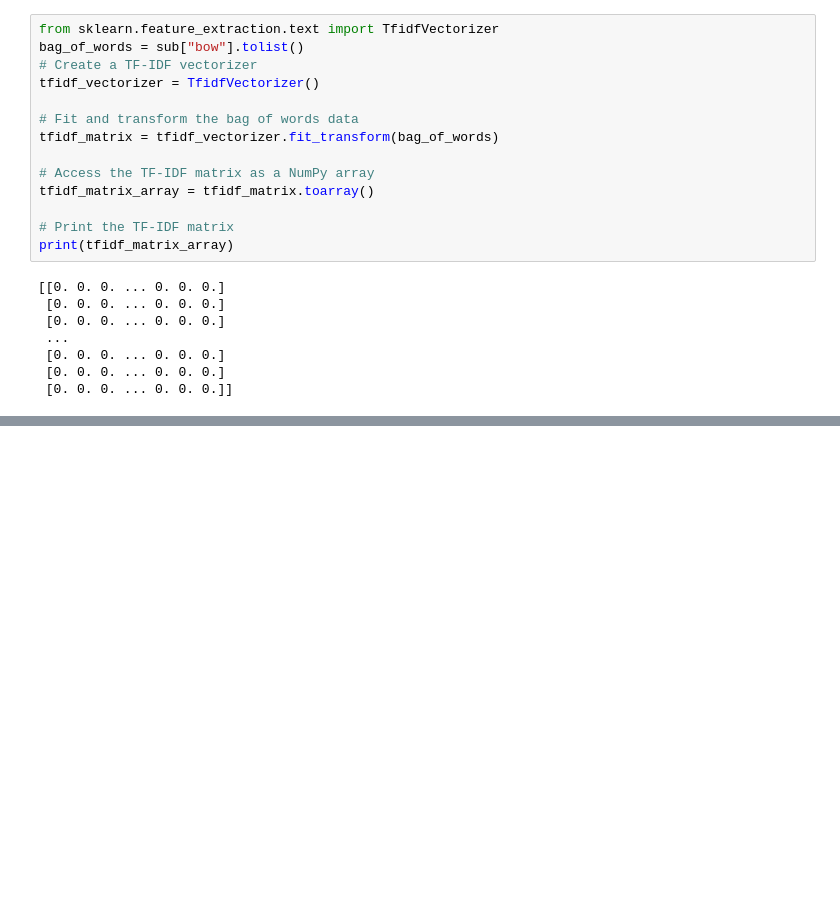
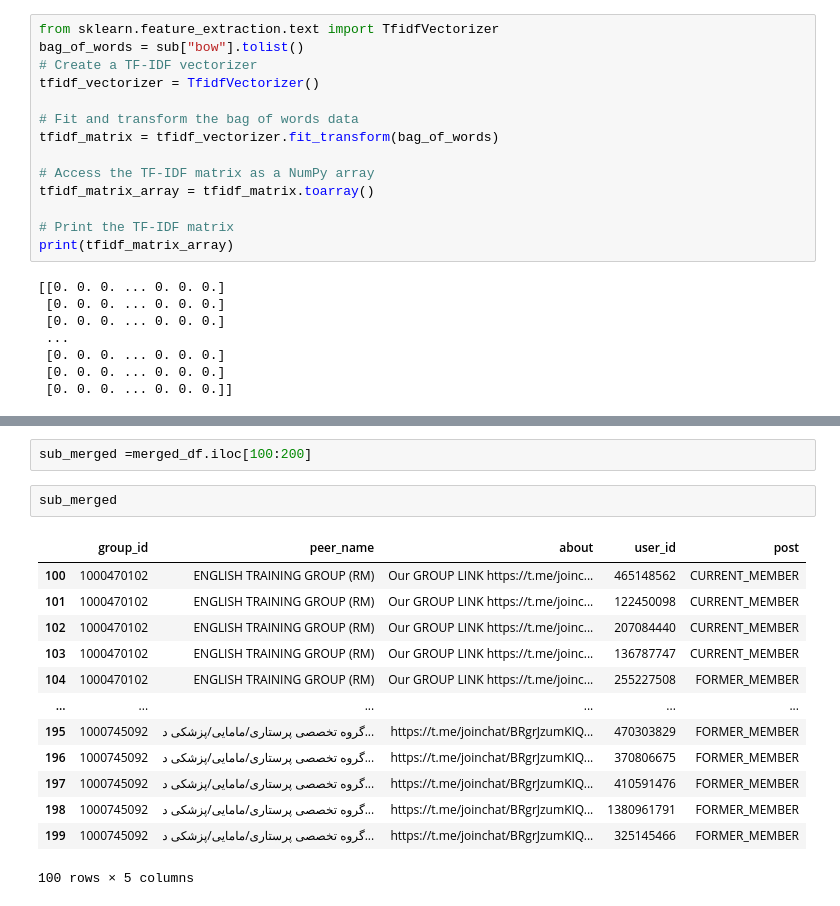
Before and after one commit to abolfazlabouei/telegram-community, a Jupyter notebook: build_df.ipynb, the cells around one changed output, grey strips where cells are left out. Drawn from its saved outputs; the diff is of its cells as text; blank space fills up the shorter version.

```diff
--- a/build_df.ipynb
+++ b/build_df.ipynb
@@ -268,0 +357,18 @@ print(tfidf_matrix_array)
+# %%
+sub_merged =merged_df.iloc[100:200]
+# %%
+sub_merged
+# %% [output]
+|  | group_id | peer_name | about | user_id | post |
+| 100 | 1000470102 | ENGLISH TRAINING GROUP (RM) | Our GROUP LINK https://t.me/joinc... | 465148562 | CURRENT_MEMBER |
+| 101 | 1000470102 | ENGLISH TRAINING GROUP (RM) | Our GROUP LINK https://t.me/joinc... | 122450098 | CURRENT_MEMBER |
+| 102 | 1000470102 | ENGLISH TRAINING GROUP (RM) | Our GROUP LINK https://t.me/joinc... | 207084440 | CURRENT_MEMBER |
+| 103 | 1000470102 | ENGLISH TRAINING GROUP (RM) | Our GROUP LINK https://t.me/joinc... | 136787747 | CURRENT_MEMBER |
+| 104 | 1000470102 | ENGLISH TRAINING GROUP (RM) | Our GROUP LINK https://t.me/joinc... | 255227508 | FORMER_MEMBER |
+| ... | ... | ... | ... | ... | ... |
+| 195 | 1000745092 | گروه تخصصی پرستاری/مامایی/پزشکی د... | https://t.me/joinchat/BRgrJzumKIQ... | 470303829 | FORMER_MEMBER |
+| 196 | 1000745092 | گروه تخصصی پرستاری/مامایی/پزشکی د... | https://t.me/joinchat/BRgrJzumKIQ... | 370806675 | FORMER_MEMBER |
+| 197 | 1000745092 | گروه تخصصی پرستاری/مامایی/پزشکی د... | https://t.me/joinchat/BRgrJzumKIQ... | 410591476 | FORMER_MEMBER |
+| 198 | 1000745092 | گروه تخصصی پرستاری/مامایی/پزشکی د... | https://t.me/joinchat/BRgrJzumKIQ... | 1380961791 | FORMER_MEMBER |
+| 199 | 1000745092 | گروه تخصصی پرستاری/مامایی/پزشکی د... | https://t.me/joinchat/BRgrJzumKIQ... | 325145466 | FORMER_MEMBER |
+100 rows × 5 columns
```
Also changed, not shown: parts of 11 cells of this notebook.
